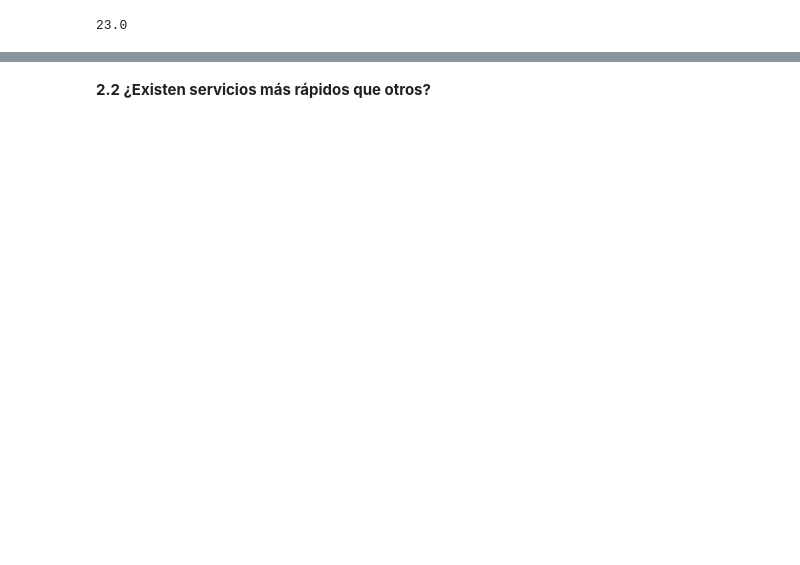
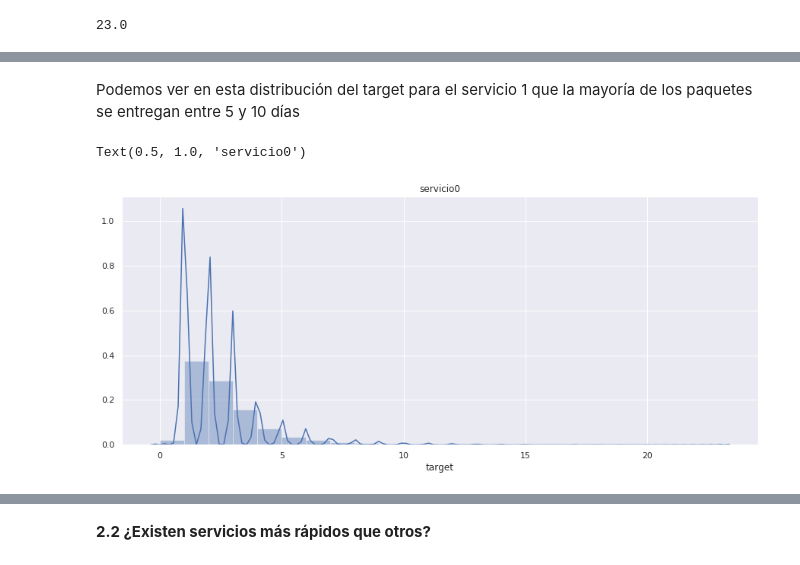
Before and after one commit to manquius/series_temporales, a Jupyter notebook: Practico1.ipynb, the cells around one changed output, grey strips where cells are left out. Drawn from its saved outputs; the diff is of its cells as text; code cells hidden in the pictures; blank space fills up the shorter version.

```diff
--- a/Practico1.ipynb
+++ b/Practico1.ipynb
@@ -694,0 +690,9 @@ plt.xticks(rotation=90)
+# %% [markdown]
+Podemos ver en esta distribución del target para el servicio 1 que la mayoría de los paquetes se entregan entre 5 y 10 días
+# %%
+plt.figure(figsize=(15,6))
+sb.distplot(df_serv[(df_serv['target']<24)&(df_serv['service']==0)]['target'], bins=23)
+plt.title('servicio0')
+# %% [output]
+Text(0.5, 1.0, 'servicio0')
+[figure, added]
```
Also changed, not shown: parts of 23 cells of this notebook.
